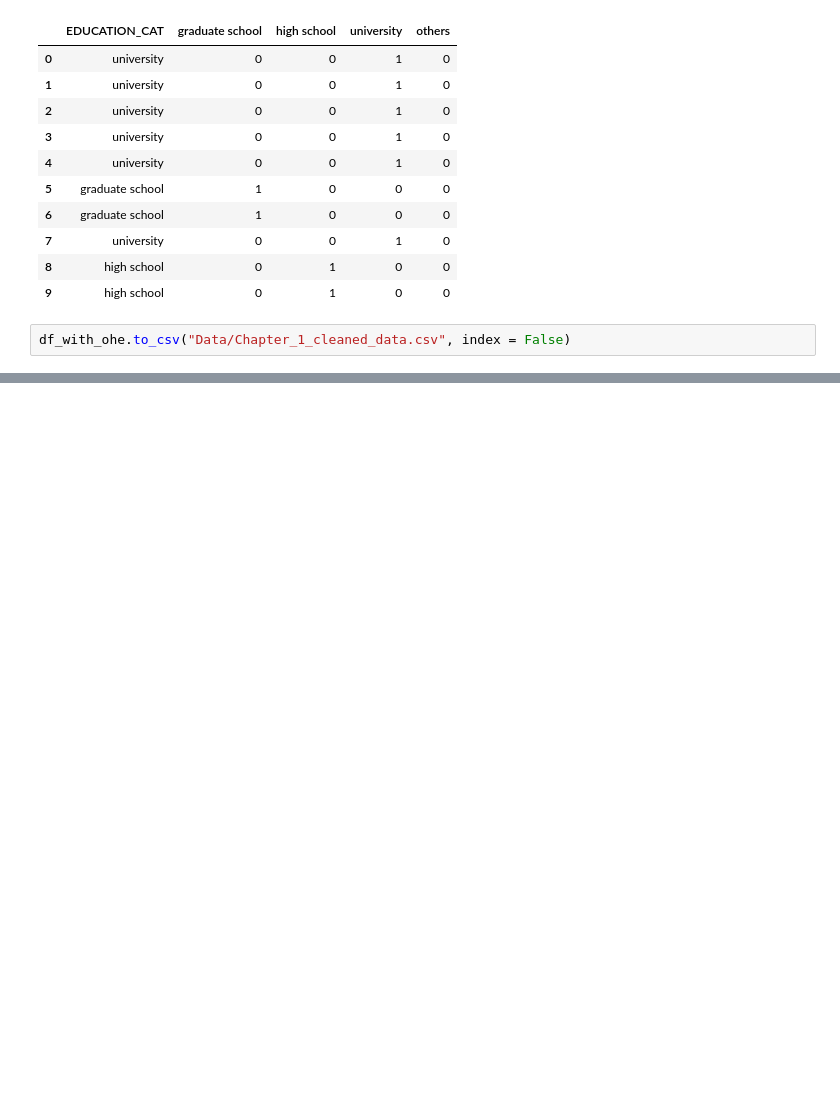
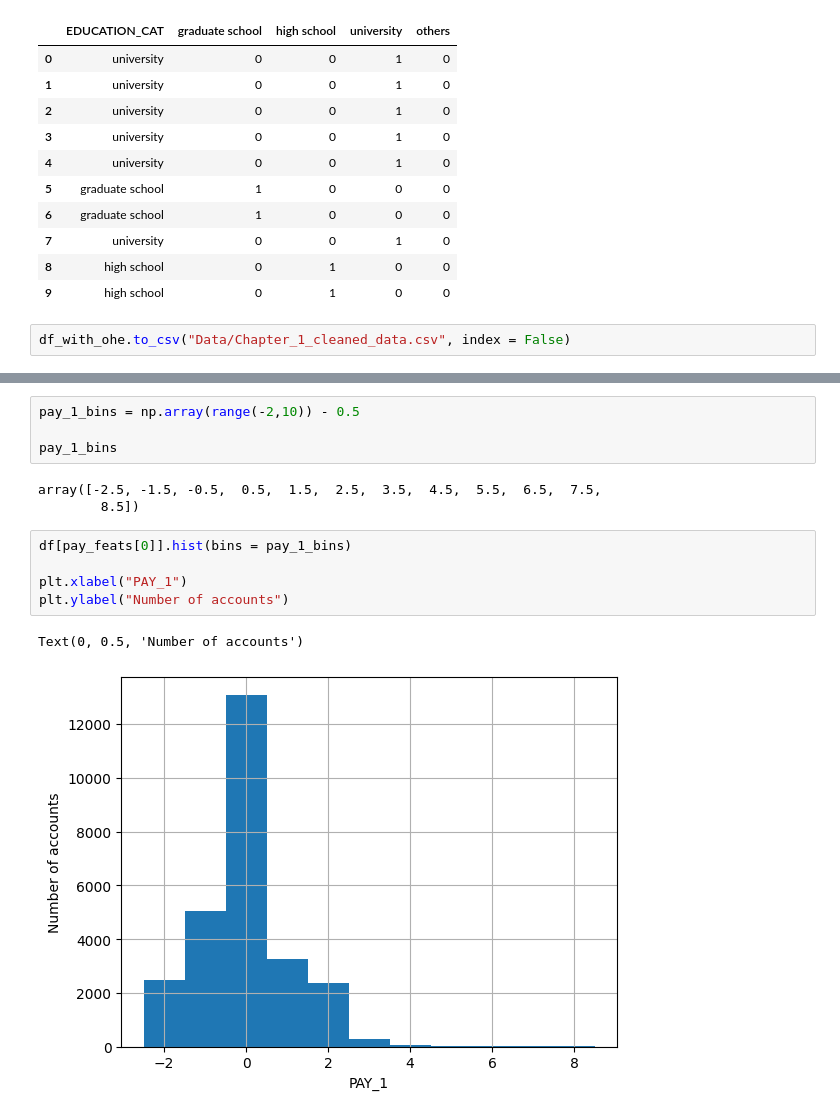
Before and after one commit to nikhilnjha/DS_Projects_with_Python, a Jupyter notebook: analysis.ipynb, the cells around one changed output, grey strips where cells are left out. Saved outputs shown, nothing was run; the diff lists cells and outputs as text; blank space fills up the shorter version.

```diff
--- a/analysis.ipynb
+++ b/analysis.ipynb
@@ -420,0 +493,15 @@ df_with_ohe.to_csv("Data/Chapter_1_cleaned_data.csv", index = False)
+# %%
+pay_1_bins = np.array(range(-2,10)) - 0.5
+
+pay_1_bins
+# %% [output]
+array([-2.5, -1.5, -0.5,  0.5,  1.5,  2.5,  3.5,  4.5,  5.5,  6.5,  7.5,
+        8.5])
+# %%
+df[pay_feats[0]].hist(bins = pay_1_bins)
+
+plt.xlabel("PAY_1")
+plt.ylabel("Number of accounts")
+# %% [output]
+Text(0, 0.5, 'Number of accounts')
+[figure, added]
```
Also changed, not shown: parts of 14 cells of this notebook.
